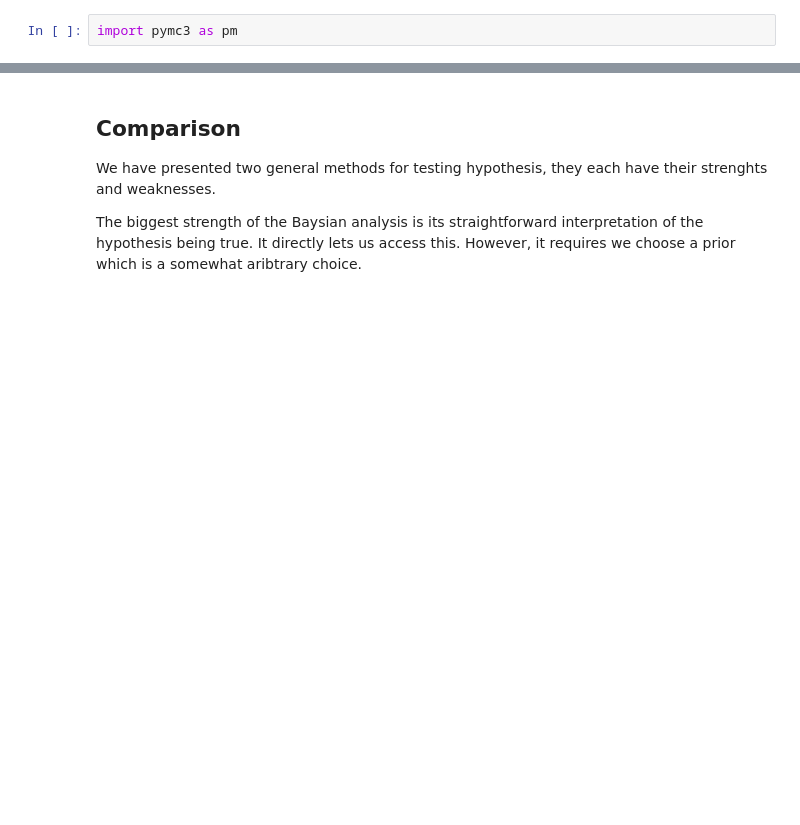
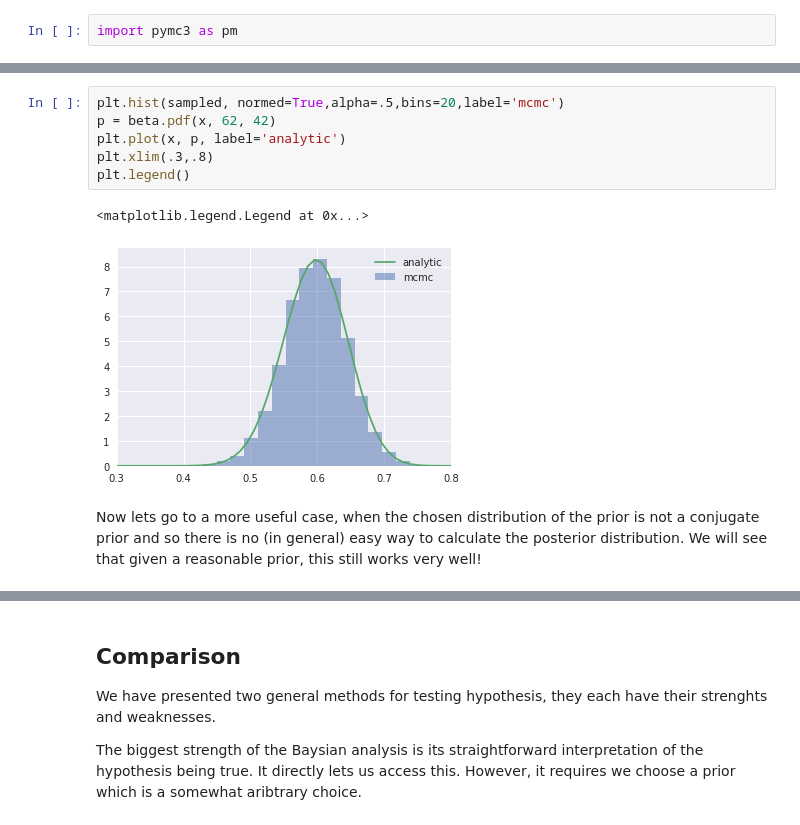
Before and after one commit to ZachGlassman/hypothesis_testing, a Jupyter notebook: Lecture.ipynb, the cells around one changed output, grey strips where cells are left out. Saved outputs shown, nothing was run; the diff lists cells and outputs as text; blank space fills up the shorter version.

```diff
--- a/Lecture.ipynb
+++ b/Lecture.ipynb
@@ -242,0 +253,11 @@ Finished [100%]: Average ELBO = -4.2626
+# %%
+plt.hist(sampled, normed=True,alpha=.5,bins=20,label='mcmc')
+p = beta.pdf(x, 62, 42)
+plt.plot(x, p, label='analytic')
+plt.xlim(.3,.8)
+plt.legend()
+# %% [output]
+<matplotlib.legend.Legend at 0x...>
+[figure, added]
+# %% [markdown]
+Now lets go to a more useful case, when the chosen distribution of the prior is not a conjugate prior and so there is no (in general) easy way to calculate the posterior distribution.  We will see that given a reasonable prior, this still works very well!
```
Also changed, not shown: parts of 19 cells of this notebook.
